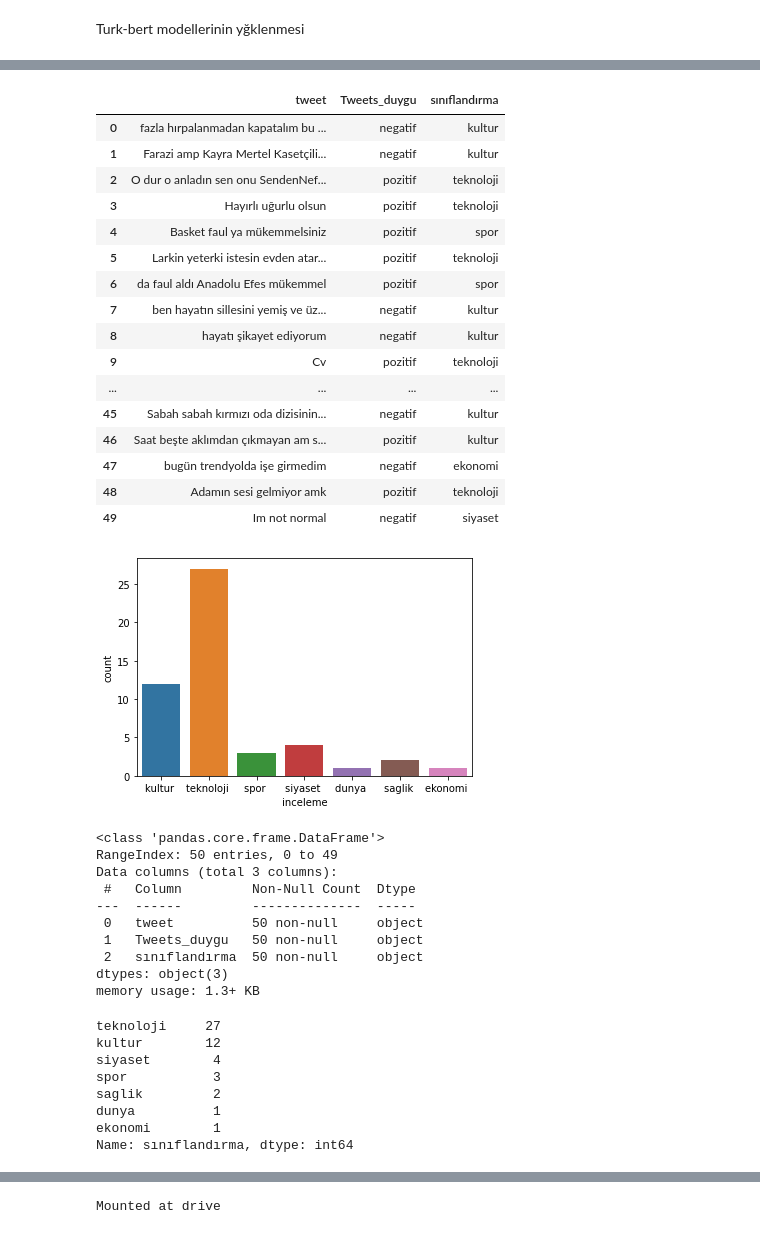
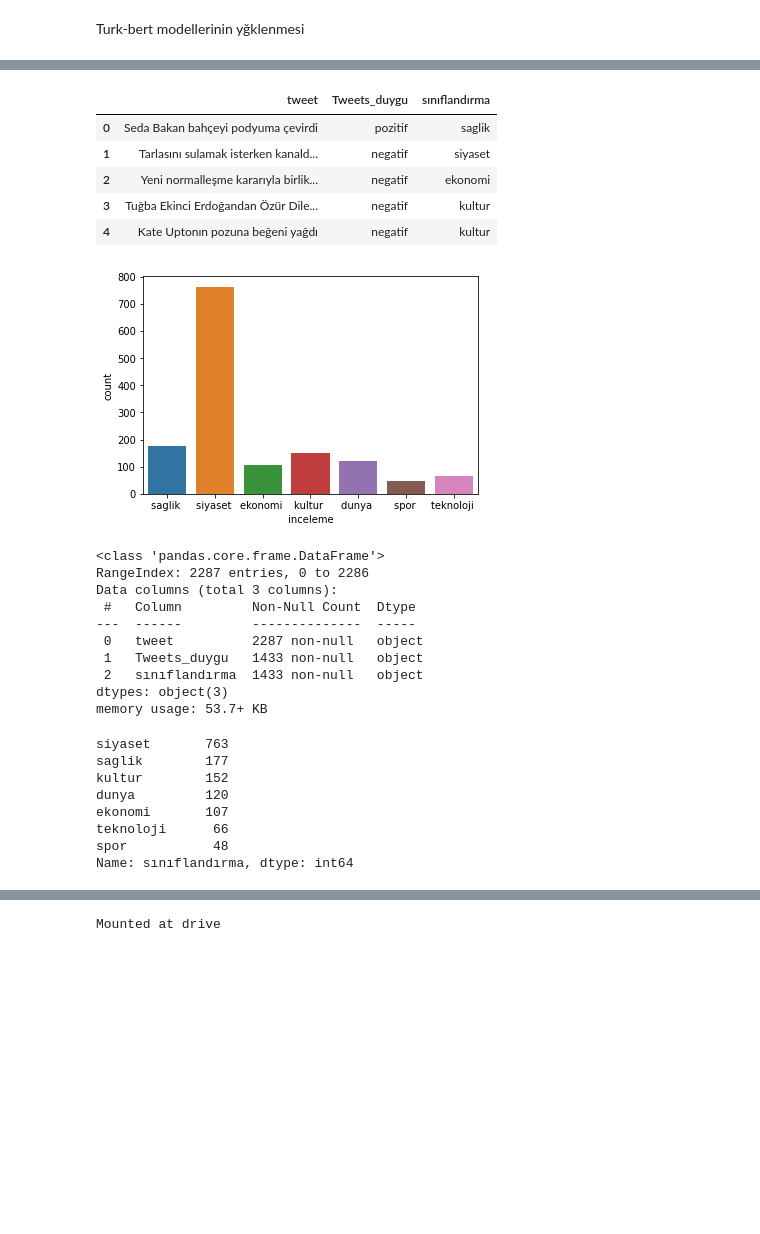
Before and after one commit to alperbayram/Duygu_Analizi_ve_Metin_Siniflandirma, a Jupyter notebook: Twitter_Sentiment_Analysis_and_Text_classification_project.ipynb, the cells around one changed output, grey strips where cells are left out. Cells and saved outputs as stored; diff of their text form; code cells hidden in the pictures; blank space fills up the shorter version.

```diff
--- a/Twitter_Sentiment_Analysis_and_Text_classification_project.ipynb
+++ b/Twitter_Sentiment_Analysis_and_Text_classification_project.ipynb
@@ -84,8 +84,10 @@ print ("tweet alınıyor...")
 c = twint.Config()
 # kullanıcı adı giriniz
 #c.Username = input('Username: ')
-c.Username = 'alperbayrmm'
+c.Username = 'TwiterSonDakika'
 c.Custom["tweet"] = ["date", "username","hour"]
+c.Since = '2021-05-20'
+c.until= '2021-06-01'
 c.Pandas = True
 twint.run.Search(c)
 Tweets_df = twint.storage.panda.Tweets_df
@@ -433,54 +392,43 @@ kategori
 df_Tweetler["sınıflandırma"]= pd.DataFrame(kategori)
 #df_Tweetler["Tweets_duygu"]=df_Tweetler["Tweets"].map(lambda x: "".join(d))
 # %%
-df_Tweetler
+df_Tweetler.head()
 # %% [output]
 |  | tweet | Tweets_duygu | sınıflandırma |
-| 0 | fazla hırpalanmadan kapatalım bu ... | negatif | kultur |
-| 1 | Farazi amp Kayra Mertel Kasetçili... | negatif | kultur |
-| 2 | O dur o anladın sen onu SendenNef... | pozitif | teknoloji |
-| 3 | Hayırlı uğurlu olsun | pozitif | teknoloji |
-| 4 | Basket faul ya mükemmelsiniz | pozitif | spor |
-| 5 | Larkin yeterki istesin evden atar... | pozitif | teknoloji |
-| 6 | da faul aldı Anadolu Efes mükemmel | pozitif | spor |
-| 7 | ben hayatın sillesini yemiş ve üz... | negatif | kultur |
-| 8 | hayatı şikayet ediyorum | negatif | kultur |
-| 9 | Cv | pozitif | teknoloji |
-| ... | ... | ... | ... |
-| 45 | Sabah sabah kırmızı oda dizisinin... | negatif | kultur |
-| 46 | Saat beşte aklımdan çıkmayan am s... | pozitif | kultur |
-| 47 | bugün trendyolda işe girmedim | negatif | ekonomi |
-| 48 | Adamın sesi gelmiyor amk | pozitif | teknoloji |
-| 49 | Im not normal | negatif | siyaset |
+| 0 | Seda Bakan bahçeyi podyuma çevirdi | pozitif | saglik |
+| 1 | Tarlasını sulamak isterken kanald... | negatif | siyaset |
+| 2 | Yeni normalleşme kararıyla birlik... | negatif | ekonomi |
+| 3 | Tuğba Ekinci Erdoğandan Özür Dile... | negatif | kultur |
+| 4 | Kate Uptonın pozuna beğeni yağdı | negatif | kultur |
 # %%
 sns.countplot(df_Tweetler.sınıflandırma)
 plt.xlabel('inceleme');
 # %% [output]
-[figure, old version]
+[figure, new version]
 # %%
 df_Tweetler.info()
 # %% [output]
 <class 'pandas.core.frame.DataFrame'>
-RangeIndex: 50 entries, 0 to 49
+RangeIndex: 2287 entries, 0 to 2286
 Data columns (total 3 columns):
  #   Column         Non-Null Count  Dtype
 ---  ------         --------------  -----
- 0   tweet          50 non-null     object
- 1   Tweets_duygu   50 non-null     object
- 2   sınıflandırma  50 non-null     object
+ 0   tweet          2287 non-null   object
+ 1   Tweets_duygu   1433 non-null   object
+ 2   sınıflandırma  1433 non-null   object
 dtypes: object(3)
-memory usage: 1.3+ KB
+memory usage: 53.7+ KB
 # %%
 sonuciki = df_Tweetler["sınıflandırma"].value_counts()
 sonuciki
 # %% [output]
-teknoloji     27
-kultur        12
-siyaset        4
-spor           3
-saglik         2
-dunya          1
-ekonomi        1
+siyaset       763
+saglik        177
+kultur        152
+dunya         120
+ekonomi       107
+teknoloji      66
+spor           48
 Name: sınıflandırma, dtype: int64
 # %%
 pie, ax = plt.subplots(figsize=[10,6])
```
Also changed, not shown: parts of 21 cells of this notebook.
